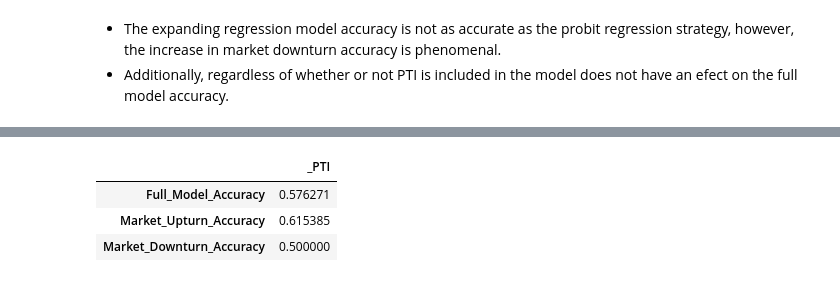
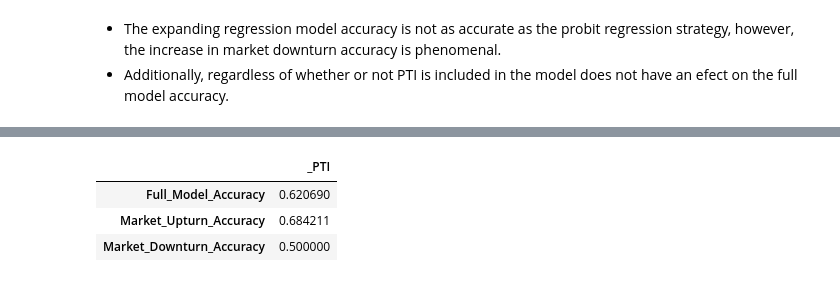
Before and after one commit to dcstein22/economics, a Jupyter notebook: Stein_QTS_Project.ipynb, the cells around one changed output, grey strips where cells are left out. Drawn from its saved outputs; the diff is of its cells as text; code cells hidden in the pictures.

```diff
--- a/Stein_QTS_Project.ipynb
+++ b/Stein_QTS_Project.ipynb
@@ -1097,10 +1116,6 @@ def _regression_error_(df:pd.DataFrame):
 # %%
 def expanding_regression_function(window:int, df:pd.DataFrame,design_matrix:pd.DataFrame, PTI_Variable = True):
 
-    '''
-    Use expanding_regression_fucntion2()
-    expanding_regression_function2() uses last month's residual of mkt_rets on mkt_rets(t-1) to predict the error in the prediction
-    '''
     data = df.copy()
     x_mat = design_matrix.copy()
     x_mat = sm.add_constant(x_mat)
@@ -1117,10 +1132,11 @@ def expanding_regression_function(window:int, df:pd.DataFrame,design_matrix:pd.D
         window_data = data.iloc[:i]
 
         model = _regression_expanding(window_data, PTI_Var = PTI_Variable)
-        errors.loc[_regression_error_(window_data).index[-1],'Error'] = (_regression_error_(window_data).values[-1]).astype(float)
+        #error_beta = _regression_error_2(window_data)
+        errors.loc[_regression_error_2(window_data).index[-1],'Error'] = (_regression_error_2(window_data).values[-1]).astype(float)
 
         next_month_data = data.iloc[i:i+1]
-
+        #errors.loc[next_month_data.index[0],'Error'] = (_regression_error_2(window_data,next_month_data.index[0])).astype(float)
         predictions.loc[next_month_data.index[0],'Predicted_Return'] = (model.predict(next_month_data).values[0]).astype(float)
 
     predictions = predictions.merge(errors,left_index=True,right_index=True)
@@ -1205,9 +1220,10 @@ df_1 = df_1.join(direction_df, how = 'inner')
 # %%
-df_2 = expanding_regression_function2(50,DESIGN_MATRIX2,DESIGN_MATRIX2,True)
+df_2 = expanding_regression_function(50,DESIGN_MATRIX2,DESIGN_MATRIX2,True)
 df_2['Predicted_Direction'] = df_2.Predicted_Return.apply(expanding_regression_filter)
 df_2['Corrected_Direction'] = df_2.Corrected_Return.apply(expanding_regression_filter)
 df_2 = df_2.join(MARKET_RETURNS, how = 'inner')
 df_2 = df_2.join(direction_df, how = 'inner')
+df_2 = df_2.join(direction_df_lag, how = 'inner')
 # %%
 forecast_accuracy(df_2,True,False)
 # %% [output]
@@ -1252,8 +1250,8 @@ df_1
 # %%
 def error_filter(df):
-    if df['Predicted_Direction'] == 1 and df['Corrected_Direction'] == 0:
+    if df['Predicted_Direction'] == 1 and df['Corrected_Direction'] == 0 and df['Direction_lag1'] == 1:
         return 0
     else:
         return df['Predicted_Direction']
 # %%
-expanding_probit_pti1 = expanding_probit_pti.join(df_2[['Corrected_Direction']], how = 'inner')
+expanding_probit_pti1 = expanding_probit_pti.join(df_2[['Corrected_Direction','Direction_lag1']], how = 'inner')
@@ -1260,9 +1262,9 @@ expanding_probit_pti1 = expanding_probit_pti.join(df_2[['Corrected_Direction']],
 # %%
 expanding_probit_pti1['Predicted_Direction'] = expanding_probit_pti1.apply(error_filter, axis  = 1)
 # %%
-forecast_accuracy(expanding_probit_pti1,True,False)
+forecast_accuracy(expanding_probit_pti1,True,True)
 # %% [output]
 |  | _PTI |
-| Full_Model_Accuracy | 0.576271 |
-| Market_Upturn_Accuracy | 0.615385 |
+| Full_Model_Accuracy | 0.620690 |
+| Market_Upturn_Accuracy | 0.684211 |
 | Market_Downturn_Accuracy | 0.500000 |
```
Also changed, not shown: parts of 42 cells of this notebook, 1 other file.
